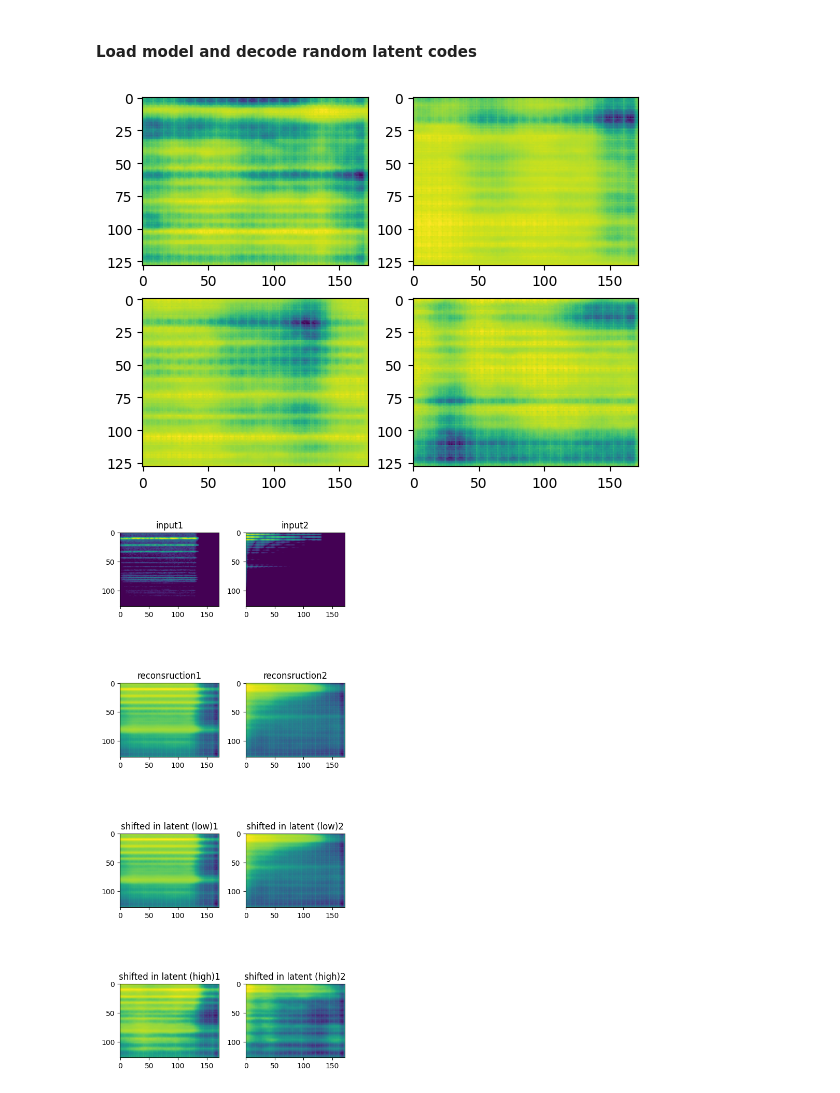
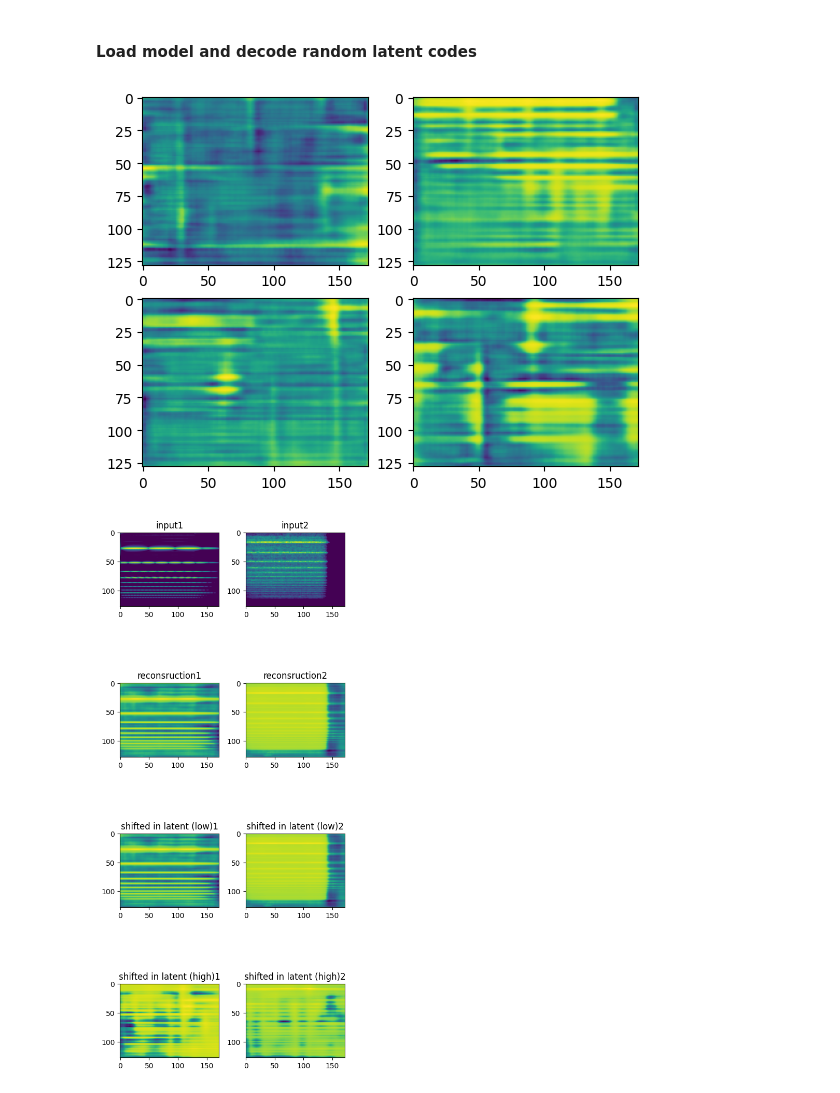
Before and after one commit to Elias-desig/wewantCNNs_project, a Jupyter notebook: core/model_prototyping.ipynb, the cells around one changed output. Cells and saved outputs as stored; diff of their text form; code cells hidden in the pictures.

Commit message:
Normalization for inference, new checkpoints

```diff
--- a/core/model_prototyping.ipynb
+++ b/core/model_prototyping.ipynb
@@ -105,22 +105,22 @@ Step 5,000 (N samples: 160,000), Loss: 419.3328 (Recon: 407.6320, KL: 11.7008) G
 # %%
 import matplotlib.pyplot as plt
 import torch
-from VAE_models import load_vae_model
+from core.inference import load_model
 conv = True
-model, checkpoint = load_vae_model('./models/conv_vae/c_vae_checkpoint_20250731-142256.pt', 'cuda', conv=True)
+model, checkpoint = load_model('./models/deep_conv_vae/deep_c_vae_checkpoint_20250731-175016.pt', 'cuda', 'CVAE_Deep')
 device = torch.device('cuda' if torch.cuda.is_available() else 'cpu')
 model.eval()
 
 z = torch.randn(4, checkpoint['config']['latent_dim']).to(device)
 with torch.no_grad():
     samples = model.decode(z)
 samples = samples.cpu().view(4, 128, 172).numpy()
 plt.figure()
 for i in range(4):
     plt.subplot(2,2,i+1)
     plt.imshow(samples[i])
 # %% [output]
-[figure, old version]
+[figure, new version]
 # %%
 from datasets import HDF5SpectrogramDataset
 from torch.utils.data import DataLoader
@@ -162,7 +162,7 @@ for i in range(num_samples):
     plt.title(f'shifted in latent (high){i+1}')
 plt.tight_layout()
 # %% [output]
-[figure, old version]
+[figure, new version]
 # %%
 import pandas as pd
 df = pd.
```
Also changed, not shown: parts of 2 cells of this notebook, 10 other files.
